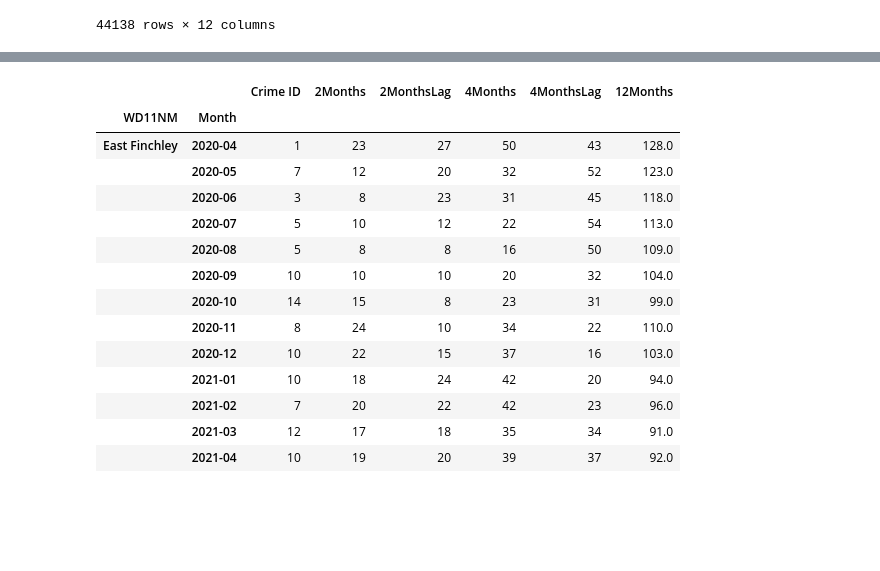
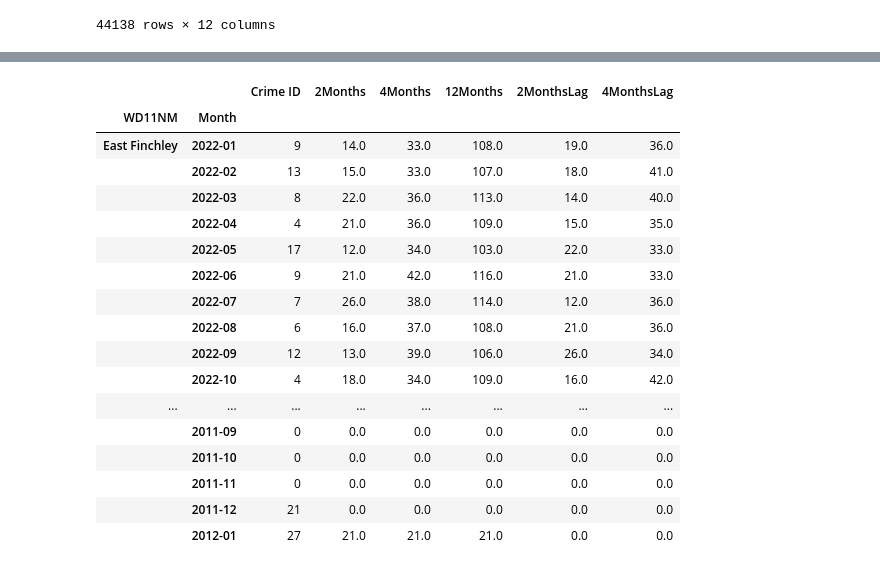
Before and after one commit to Shapkofil/dc20-g22, a Jupyter notebook: LM.ipynb, the cells around one changed output, grey strips where cells are left out. Cells and saved outputs as stored; diff of their text form; code cells hidden in the pictures; blank space fills up the shorter version.

Commit message:
Fixed Months

```diff
--- a/LM.ipynb
+++ b/LM.ipynb
@@ -38,10 +38,31 @@ merged_df.head()
 # %%
 df_crimes = merged_df[["Month", "Crime ID","WD11NM"]].copy()
 df_crimes= df_crimes.groupby(["WD11NM","Month"]).count()
-df_crimes["2Months"]=df_crimes['Crime ID'].shift(1, fill_value=0).add(df_crimes['Crime ID'].shift(2, fill_value=0))
-df_crimes["2MonthsLag"] = df_crimes['Crime ID'].shift(3, fill_value=0).add(df_crimes['Crime ID'].shift(4, fill_value=0))
-df_crimes["4Months"]=df_crimes['Crime ID'].shift(1, fill_value=0).add(df_crimes['Crime ID'].shift(2, fill_value=0)).add(df_crimes['Crime ID'].shift(3, fill_value=0)).add(df_crimes['Crime ID'].shift(4, fill_value=0))
-df_crimes["4MonthsLag"]=df_crimes['Crime ID'].shift(5, fill_value=0).add(df_crimes['Crime ID'].shift(6, fill_value=0)).add(df_crimes['Crime ID'].shift(7, fill_value=0)).add(df_crimes['Crime ID'].shift(8, fill_value=0))
-df_crimes['12Months'] = df_crimes['Crime ID'].rolling(window=12).sum().shift(1)
-df_crimes[1000:1013]
+# df_crimes["2Months"]=df_crimes['Crime ID'].shift(1, fill_value=0).add(df_crimes['Crime ID'].shift(2, fill_value=0))
+
+# df_crimes["2MonthsLag"] = df_crimes['Crime ID'].shift(3, fill_value=0).add(df_crimes['Crime ID'].shift(4, fill_value=0))
+# df_crimes["4Months"]=df_crimes['Crime ID'].shift(1, fill_value=0).add(df_crimes['Crime ID'].shift(2, fill_value=0)).add(df_crimes['Crime ID'].shift(3, fill_value=0)).add(df_crimes['Crime ID'].shift(4, fill_value=0))
+# df_crimes["4MonthsLag"]=df_crimes['Crime ID'].shift(5, fill_value=0).add(df_crimes['Crime ID'].shift(6, fill_value=0)).add(df_crimes['Crime ID'].shift(7, fill_value=0)).add(df_crimes['Crime ID'].shift(8, fill_value=0))
+#df_crimes['12Months'] = df_crimes['Crime ID'].rolling(window=2).sum().shift(1)
+
+
+def rolling_sum2(group,y,str,s):
+    group[str] = group['Crime ID'].rolling(window=y).sum().shift(s)
+    return group
+
+df_crimes = df_crimes.groupby('WD11NM', as_index=False).apply(lambda x: rolling_sum2(x,2,"2Months",1))
+df_crimes.fillna(0, inplace=True)
+df_crimes = df_crimes.groupby('WD11NM', as_index=False).apply(lambda x: rolling_sum2(x,4,"4Months",1))
+df_crimes.fillna(0, inplace=True)
+df_crimes = df_crimes.groupby('WD11NM', as_index=False).apply(lambda x: rolling_sum2(x,12,"12Months",1))
+df_crimes.fillna(0, inplace=True)
+
+df_crimes = df_crimes.groupby('WD11NM', as_index=False).apply(lambda x: rolling_sum2(x,2,"2MonthsLag",3))
+df_crimes.fillna(0, inplace=True)
+
+df_crimes = df_crimes.groupby('WD11NM', as_index=False).apply(lambda x: rolling_sum2(x,4,"4MonthsLag",5))
+df_crimes.fillna(0, inplace=True)
+
+
+df_crimes[1021:1050]
 # %% [output]
@@ -48,18 +86,21 @@ df_crimes[1000:1013]
-|  |  | Crime ID | 2Months | 2MonthsLag | 4Months | 4MonthsLag | 12Months |
+|  |  | Crime ID | 2Months | 4Months | 12Months | 2MonthsLag | 4MonthsLag |
 | WD11NM | Month |  |  |  |  |  |  |
-| East Finchley | 2020-04 | 1 | 23 | 27 | 50 | 43 | 128.0 |
-|  | 2020-05 | 7 | 12 | 20 | 32 | 52 | 123.0 |
-|  | 2020-06 | 3 | 8 | 23 | 31 | 45 | 118.0 |
-|  | 2020-07 | 5 | 10 | 12 | 22 | 54 | 113.0 |
-|  | 2020-08 | 5 | 8 | 8 | 16 | 50 | 109.0 |
-|  | 2020-09 | 10 | 10 | 10 | 20 | 32 | 104.0 |
-|  | 2020-10 | 14 | 15 | 8 | 23 | 31 | 99.0 |
-|  | 2020-11 | 8 | 24 | 10 | 34 | 22 | 110.0 |
-|  | 2020-12 | 10 | 22 | 15 | 37 | 16 | 103.0 |
-|  | 2021-01 | 10 | 18 | 24 | 42 | 20 | 94.0 |
-|  | 2021-02 | 7 | 20 | 22 | 42 | 23 | 96.0 |
-|  | 2021-03 | 12 | 17 | 18 | 35 | 34 | 91.0 |
-|  | 2021-04 | 10 | 19 | 20 | 39 | 37 | 92.0 |
+| East Finchley | 2022-01 | 9 | 14.0 | 33.0 | 108.0 | 19.0 | 36.0 |
+|  | 2022-02 | 13 | 15.0 | 33.0 | 107.0 | 18.0 | 41.0 |
+|  | 2022-03 | 8 | 22.0 | 36.0 | 113.0 | 14.0 | 40.0 |
+|  | 2022-04 | 4 | 21.0 | 36.0 | 109.0 | 15.0 | 35.0 |
+|  | 2022-05 | 17 | 12.0 | 34.0 | 103.0 | 22.0 | 33.0 |
+|  | 2022-06 | 9 | 21.0 | 42.0 | 116.0 | 21.0 | 33.0 |
+|  | 2022-07 | 7 | 26.0 | 38.0 | 114.0 | 12.0 | 36.0 |
+|  | 2022-08 | 6 | 16.0 | 37.0 | 108.0 | 21.0 | 36.0 |
+|  | 2022-09 | 12 | 13.0 | 39.0 | 106.0 | 26.0 | 34.0 |
+|  | 2022-10 | 4 | 18.0 | 34.0 | 109.0 | 16.0 | 42.0 |
+| ... | ... | ... | ... | ... | ... | ... | ... |
+|  | 2011-09 | 0 | 0.0 | 0.0 | 0.0 | 0.0 | 0.0 |
+|  | 2011-10 | 0 | 0.0 | 0.0 | 0.0 | 0.0 | 0.0 |
+|  | 2011-11 | 0 | 0.0 | 0.0 | 0.0 | 0.0 | 0.0 |
+|  | 2011-12 | 21 | 0.0 | 0.0 | 0.0 | 0.0 | 0.0 |
+|  | 2012-01 | 27 | 21.0 | 21.0 | 21.0 | 0.0 | 0.0 |
 # %%
 merged_df = pd.merge(merged_df, df_crimes, on=['Month', 'WD11NM'], how='left')
 merged_df
```
Also changed, not shown: parts of 1 cell of this notebook.
